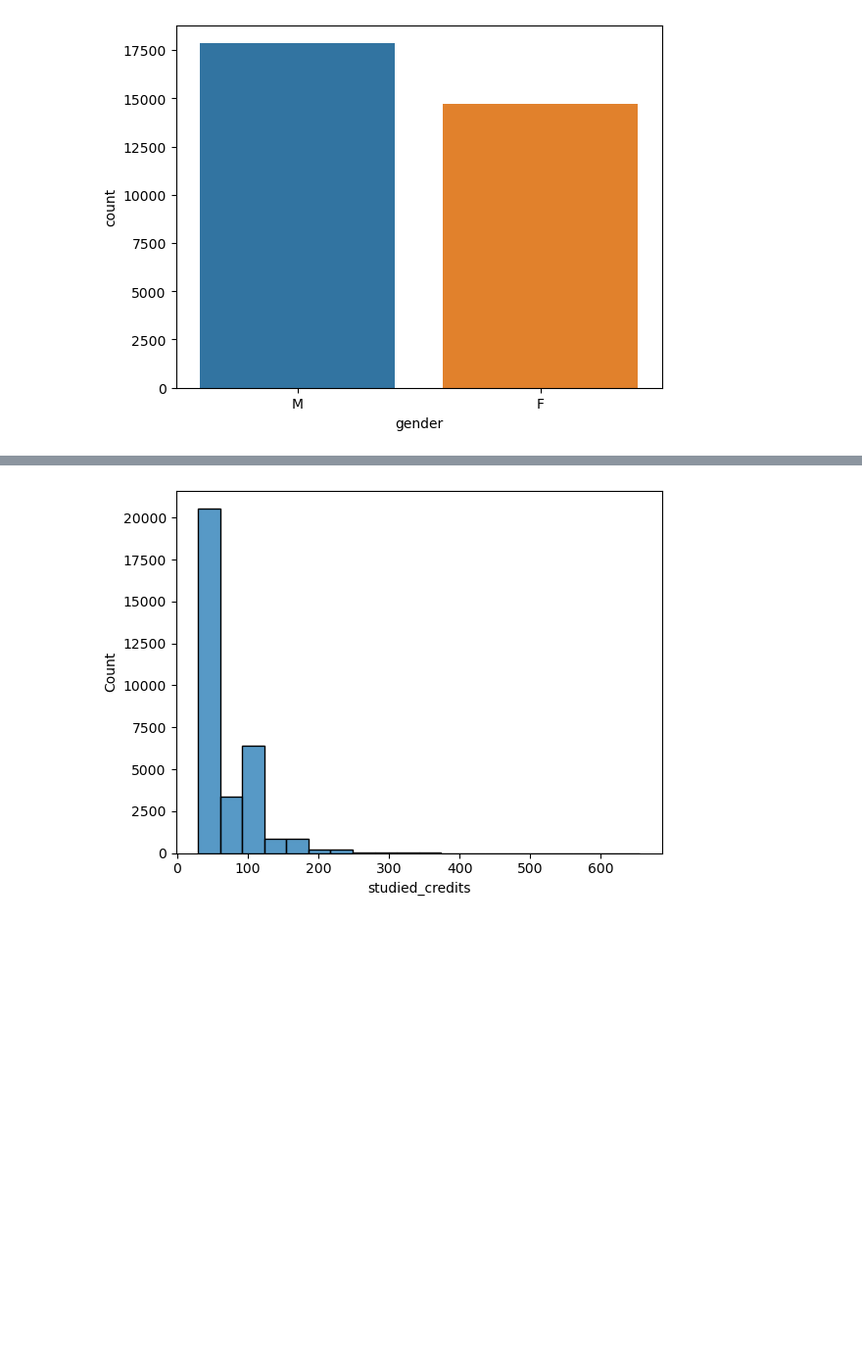
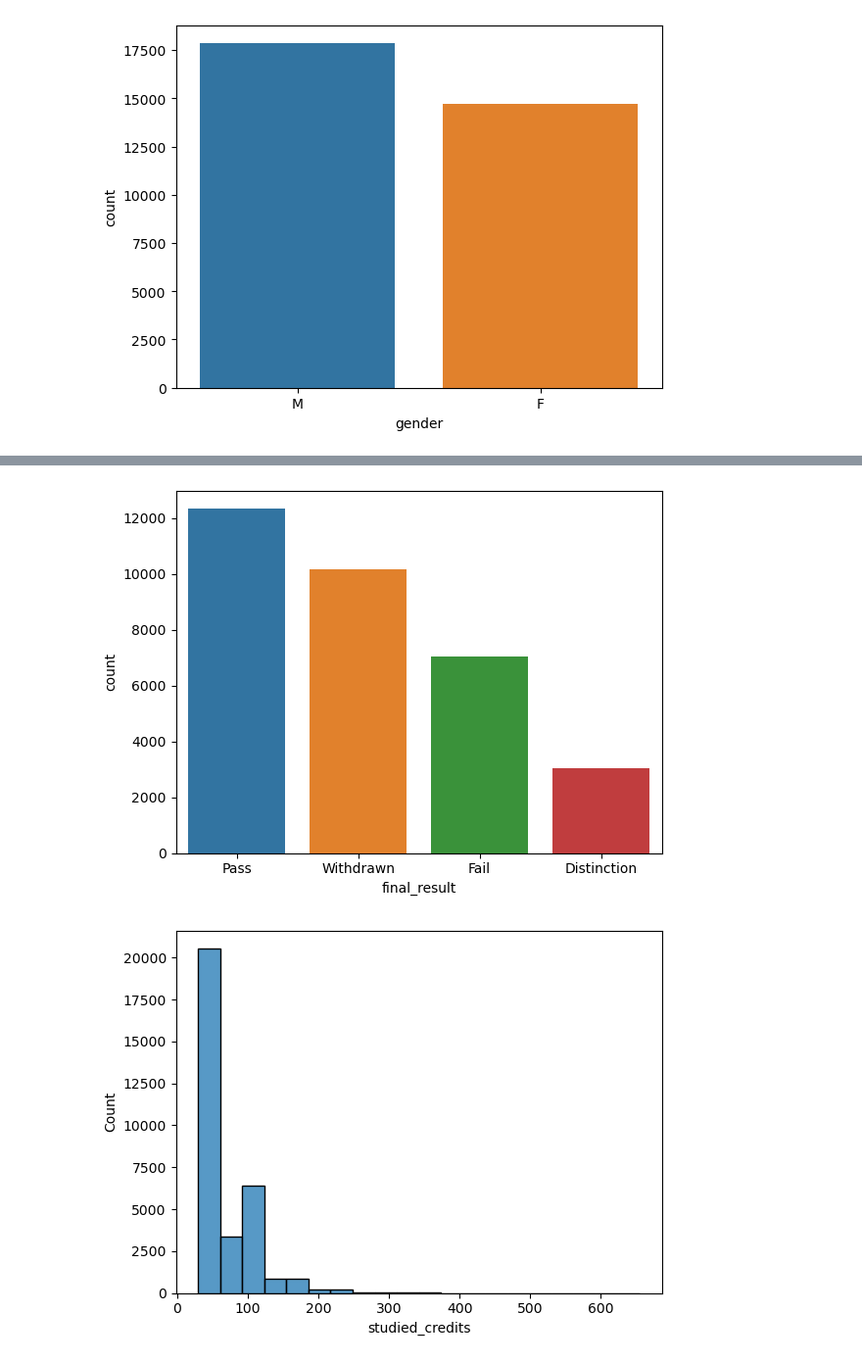
Before and after one commit to okresam/UZOP-Projekt, a Jupyter notebook: UZOP_Projekt.ipynb, the cells around one changed output, grey strips where cells are left out. Shown at 98% size. Drawn from its saved outputs; the diff is of its cells as text; code cells hidden in the pictures; blank space fills up the shorter version.

```diff
--- a/UZOP_Projekt.ipynb
+++ b/UZOP_Projekt.ipynb
@@ -599,3 +596,8 @@ plt.show()
+# %%
+sns.countplot(x='final_result', data=studentInfo)
+plt.show()
+# %% [output]
+[figure, added]
 # %%
 sns.histplot(x='studied_credits', data=studentInfo, bins=20)
 plt.show()
```
Also changed, not shown: parts of 11 cells of this notebook.
